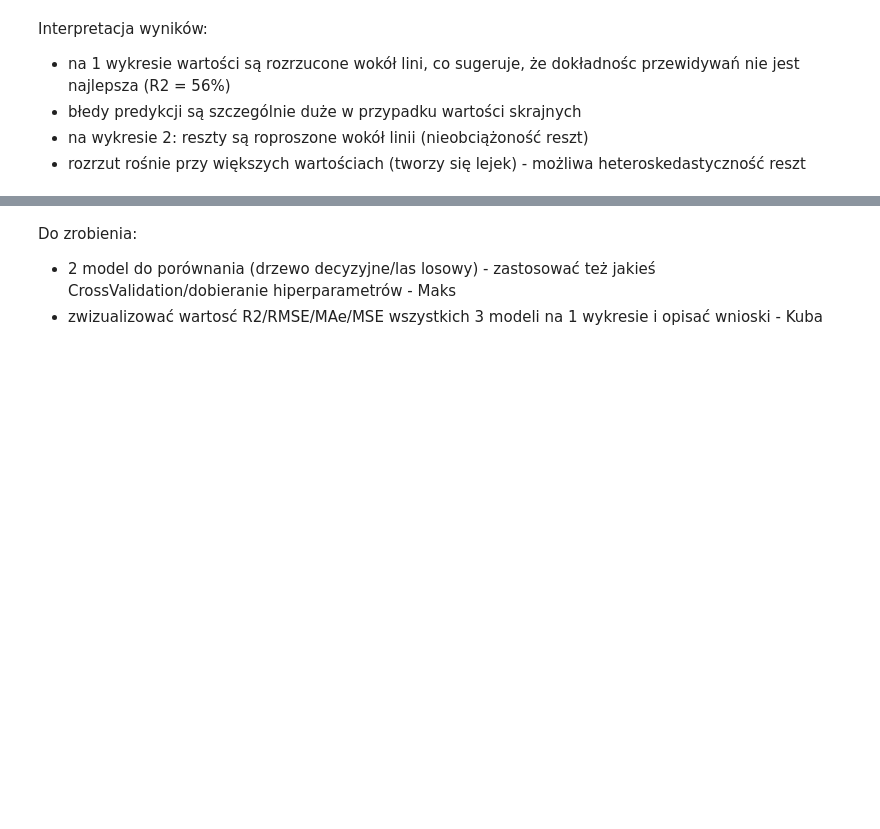
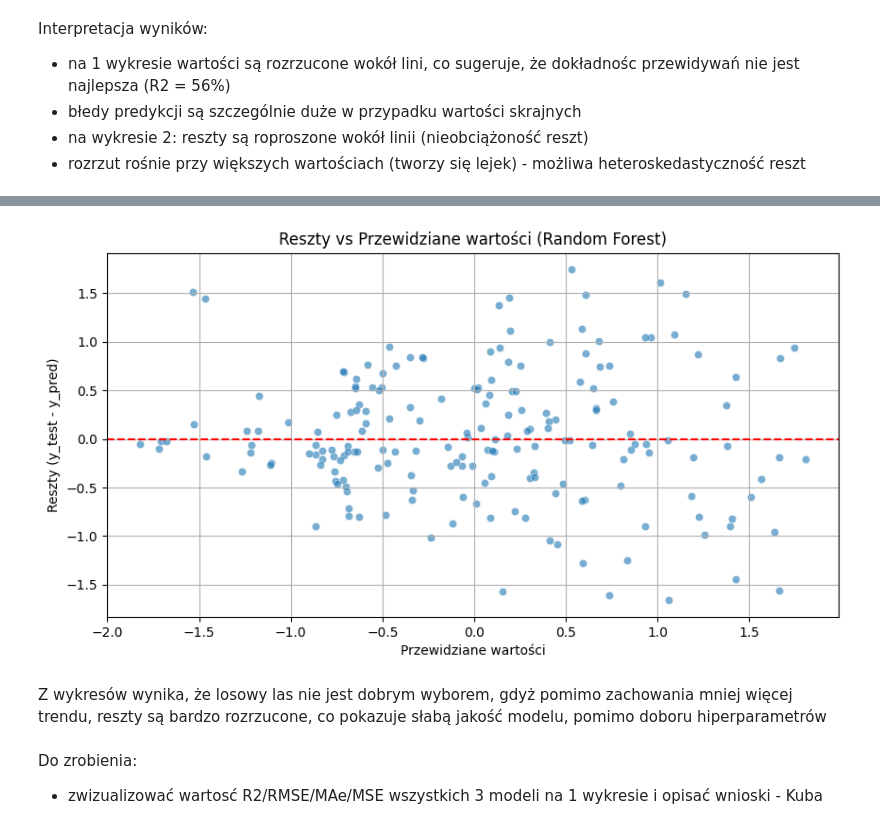
Before and after one commit to jurewiczM/PUM_Ptojekt_2025, a Jupyter notebook: Project_preprocessing.ipynb, the cells around one changed output, grey strips where cells are left out. Saved outputs shown, nothing was run; the diff lists cells and outputs as text; code cells hidden in the pictures; blank space fills up the shorter version.

```diff
--- a/Project_preprocessing.ipynb
+++ b/Project_preprocessing.ipynb
@@ -717,4 +811,18 @@ Interpretacja wyników:
+# %%
+#Wizualizacja reszt
+residuals_rf = y_test - y_pred_rf
+plt.figure(figsize=(10, 5))
+sns.scatterplot(x=y_pred_rf, y=residuals_rf, alpha=0.6)
+plt.axhline(0, color='red', linestyle='--')
+plt.xlabel('Przewidziane wartości')
+plt.ylabel('Reszty (y_test - y_pred)')
+plt.title('Reszty vs Przewidziane wartości (Random Forest)')
+plt.grid(True)
+plt.show()
+# %% [output]
+[figure, added]
+# %% [markdown]
+Z wykresów wynika, że losowy las nie jest dobrym wyborem, gdyż pomimo zachowania mniej więcej trendu, reszty są bardzo rozrzucone, co pokazuje słabą jakość modelu, pomimo doboru hiperparametrów
 # %% [markdown]
 Do zrobienia:
-- 2 model do porównania (drzewo decyzyjne/las losowy) - zastosować też jakieś CrossValidation/dobieranie hiperparametrów - Maks
 - zwizualizować wartosć R2/RMSE/MAe/MSE wszystkich 3 modeli na 1 wykresie i opisać wnioski - Kuba
```
Also changed, not shown: parts of 16 cells of this notebook.
